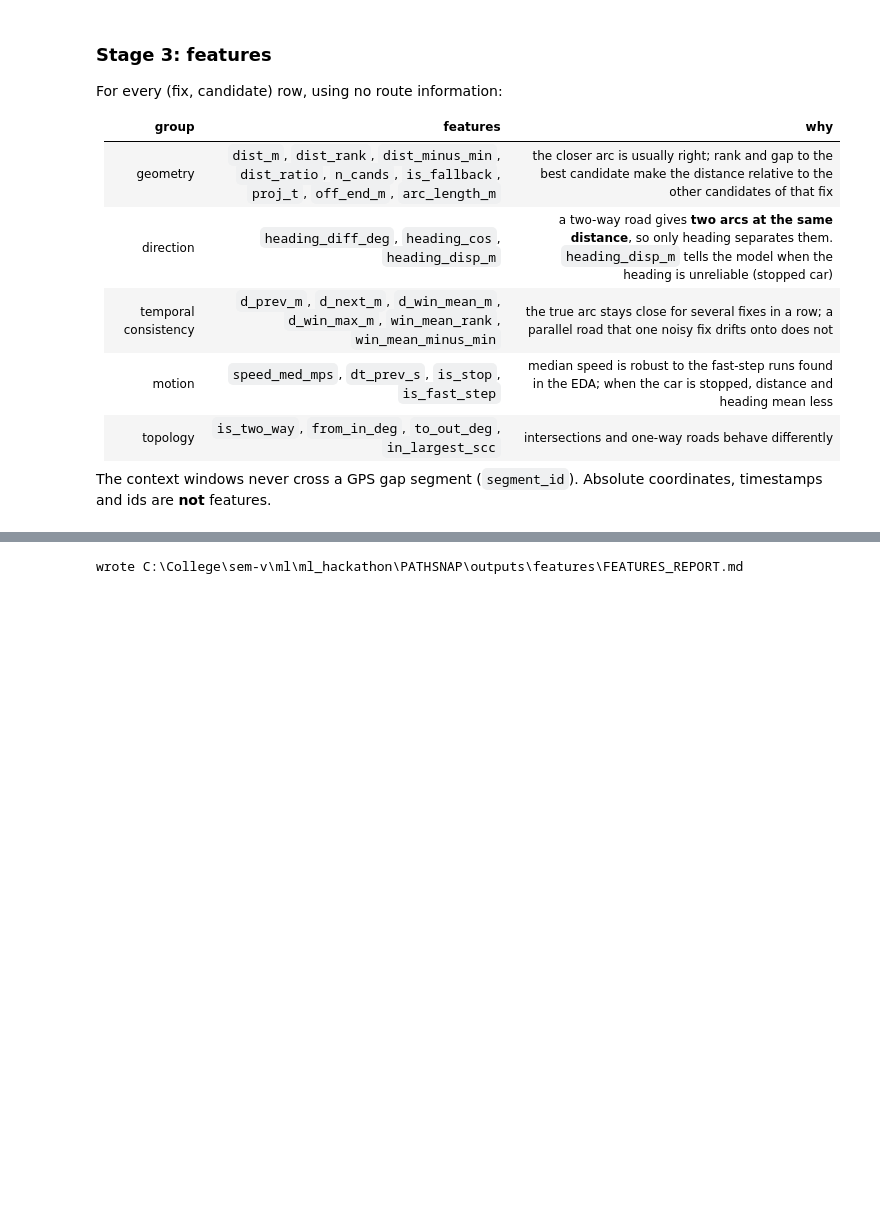
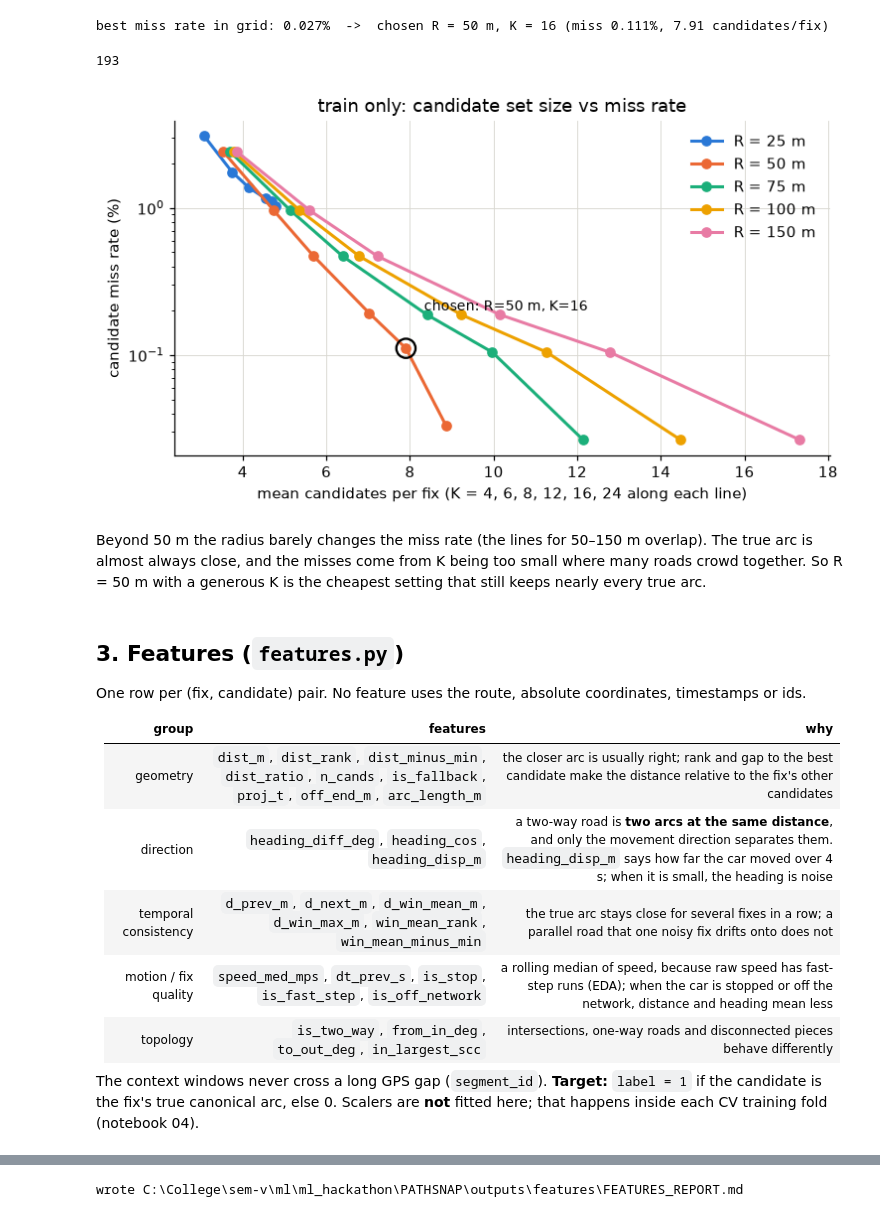
Before and after one commit to Harsha-Kamaraj/PathSnap, a Jupyter notebook: notebooks/03_features.ipynb, the cells around one changed output, grey strips where cells are left out. Saved outputs shown, nothing was run; the diff lists cells and outputs as text; code cells hidden in the pictures; blank space fills up the shorter version.

```diff
--- a/notebooks/03_features.ipynb
+++ b/notebooks/03_features.ipynb
@@ -105,16 +117,51 @@ distinct route arcs used by the alignment: 705 of 788
+# %%
+best = sweep.miss_rate_pct.min()
+ok = sweep[sweep.miss_rate_pct <= best + 0.1].sort_values("cands_per_fix")
+chosen = ok.iloc[0]
+print(f"best miss rate in grid: {best:.3f}%  ->  chosen R = {chosen.radius_m:g} m, K = {chosen.k:g} "
+      f"(miss {chosen.miss_rate_pct:.3f}%, {chosen.cands_per_fix:.2f} candidates/fix)")
+# the module defaults are what the API will use, so they must match the sweep's choice
+assert (CND.CAND_RADIUS_M, CND.MAX_CANDS) == (chosen.radius_m, chosen.k), "update candidates.py constants"
+cand_cfg = {"CAND_RADIUS_M": CND.CAND_RADIUS_M, "MAX_CANDS": CND.MAX_CANDS,
+            "rule": "smallest mean candidate set with train miss rate within 0.1 pp of the grid best",
+            "train_miss_rate_pct": round(float(chosen.miss_rate_pct), 4),
+            "cands_per_fix": round(float(chosen.cands_per_fix), 3)}
+(OUT / "candidate_config.json").write_text(json.dumps(cand_cfg, indent=1))
+# %% [output]
+best miss rate in grid: 0.027%  ->  chosen R = 50 m, K = 16 (miss 0.111%, 7.91 candidates/fix)
+193
+# %%
+fig, ax = plt.subplots(figsize=(7, 4))
+colors = ["#2a78d6", "#eb6834", "#1baf7a", "#eda100", "#e87ba4"]
+for col, (R, g) in zip(colors, sweep.groupby("radius_m")):
+    ax.plot(g.cands_per_fix, g.miss_rate_pct, "-o", color=col, lw=2, ms=6, label=f"R = {R} m")
+ax.scatter([chosen.cands_per_fix], [chosen.miss_rate_pct], s=160, facecolor="none", edgecolor="black", lw=1.5, zorder=4)
+ax.annotate(f"chosen: R={chosen.radius_m:g} m, K={chosen.k:g}", (chosen.cands_per_fix, chosen.miss_rate_pct),
+            xytext=(12, 25), textcoords="offset points", fontsize=9)
+ax.set_xlabel("mean candidates per fix (K = 4, 6, 8, 12, 16, 24 along each line)")
+ax.set_ylabel("candidate miss rate (%)"); ax.set_yscale("log")
+ax.set_title("train only: candidate set size vs miss rate"); ax.legend(frameon=False)
+fig.tight_layout(); fig.savefig(FIG / "00_candidate_sweep.png"); plt.show()
+# %% [output]
+[figure, added]
+# %% [markdown]
+Beyond 50 m the radius barely changes the miss rate (the lines for 50–150 m overlap). The true arc is almost always
+close, and the misses come from K being too small where many roads crowd together. So R = 50 m with a generous K is
+the cheapest setting that still keeps nearly every true arc.
 # %% [markdown]
-### Stage 3: features
-For every (fix, candidate) row, using no route information:
+## 3. Features (`features.py`)
+One row per (fix, candidate) pair. No feature uses the route, absolute coordinates, timestamps or ids.
 
 | group | features | why |
 |---|---|---|
-| geometry | `dist_m`, `dist_rank`, `dist_minus_min`, `dist_ratio`, `n_cands`, `is_fallback`, `proj_t`, `off_end_m`, `arc_length_m` | the closer arc is usually right; rank and gap to the best candidate make the distance relative to the other candidates of that fix |
-| direction | `heading_diff_deg`, `heading_cos`, `heading_disp_m` | a two-way road gives **two arcs at the same distance**, so only heading separates them. `heading_disp_m` tells the model when the heading is unreliable (stopped car) |
+| geometry | `dist_m`, `dist_rank`, `dist_minus_min`, `dist_ratio`, `n_cands`, `is_fallback`, `proj_t`, `off_end_m`, `arc_length_m` | the closer arc is usually right; rank and gap to the best candidate make the distance relative to the fix's other candidates |
+| direction | `heading_diff_deg`, `heading_cos`, `heading_disp_m` | a two-way road is **two arcs at the same distance**, and only the movement direction separates them. `heading_disp_m` says how far the car moved over 4 s; when it is small, the heading is noise |
 | temporal consistency | `d_prev_m`, `d_next_m`, `d_win_mean_m`, `d_win_max_m`, `win_mean_rank`, `win_mean_minus_min` | the true arc stays close for several fixes in a row; a parallel road that one noisy fix drifts onto does not |
-| motion | `speed_med_mps`, `dt_prev_s`, `is_stop`, `is_fast_step` | median speed is robust to the fast-step runs found in the EDA; when the car is stopped, distance and heading mean less |
-| topology | `is_two_way`, `from_in_deg`, `to_out_deg`, `in_largest_scc` | intersections and one-way roads behave differently |
+| motion / fix quality | `speed_med_mps`, `dt_prev_s`, `is_stop`, `is_fast_step`, `is_off_network` | a rolling median of speed, because raw speed has fast-step runs (EDA); when the car is stopped or off the network, distance and heading mean less |
+| topology | `is_two_way`, `from_in_deg`, `to_out_deg`, `in_largest_scc` | intersections, one-way roads and disconnected pieces behave differently |
 
-The context windows never cross a GPS gap segment (`segment_id`). Absolute coordinates, timestamps and ids are **not** features.
+The context windows never cross a long GPS gap (`segment_id`). **Target:** `label = 1` if the candidate is the fix's
+true canonical arc, else 0. Scalers are **not** fitted here; that happens inside each CV training fold (notebook 04).
 # %%
 rows, fixes = F.build_trip_features(c)
 rows[["fix_idx", "arc_id", "label"] + F.FEATURE_COLS].head(8)
```
Also changed, not shown: parts of 33 cells of this notebook, 35 other files.
